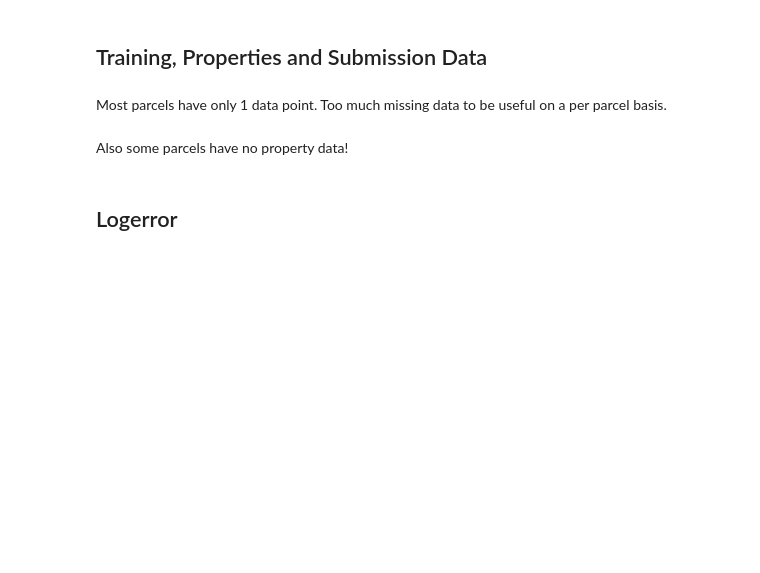
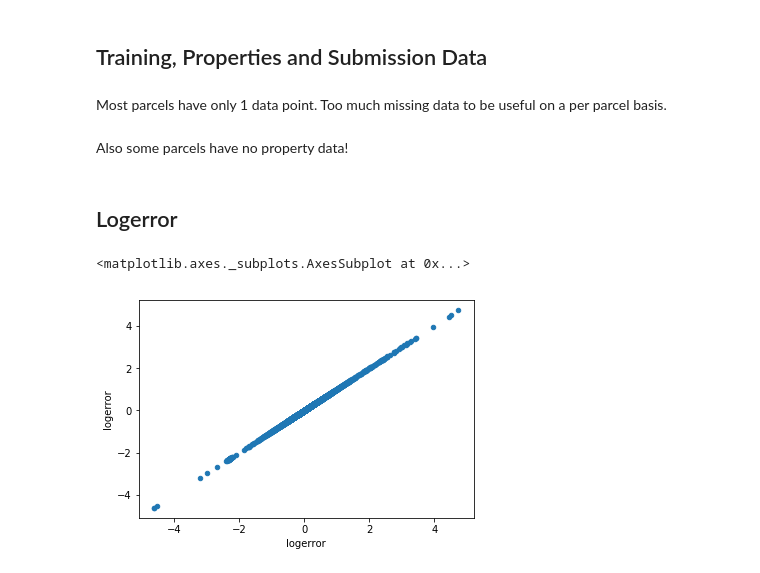
Before and after one commit to ibratface/dl_projects, a Jupyter notebook: zillow.ipynb, the cells around one changed output. Saved outputs shown, nothing was run; the diff lists cells and outputs as text; code cells hidden in the pictures; blank space fills up the shorter version.

```diff
--- a/zillow.ipynb
+++ b/zillow.ipynb
@@ -588,6 +578,9 @@ Also some parcels have no property data!
 ## Logerror
 # %%
 # check for outliers
-pd.DataFrame(dl.get_training()['logerror']).plot.scatter(x='logerror', y='logerror')
+pd.DataFrame(dl.get_training_preprocessed()['logerror']).plot.scatter(x='logerror', y='logerror')
+# %% [output]
+<matplotlib.axes._subplots.AxesSubplot at 0x...>
+[figure, added]
 # %%
 summarize(pd.DataFrame(dl.get_training()['logerror']))
```
Also changed, not shown: parts of 25 cells of this notebook, 1 other file.
